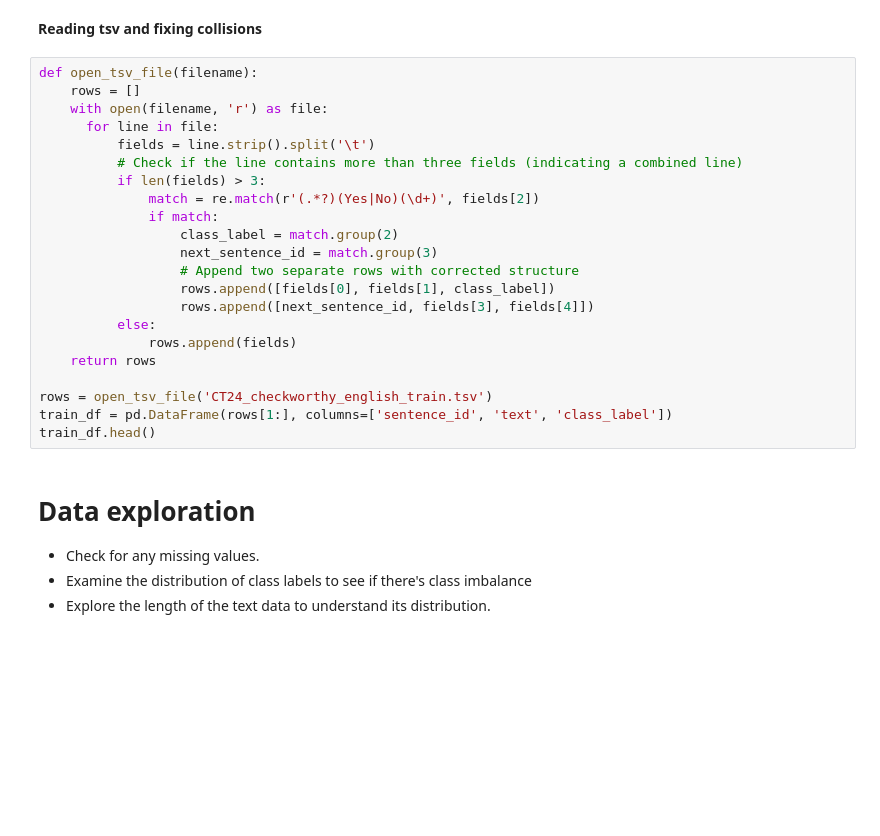
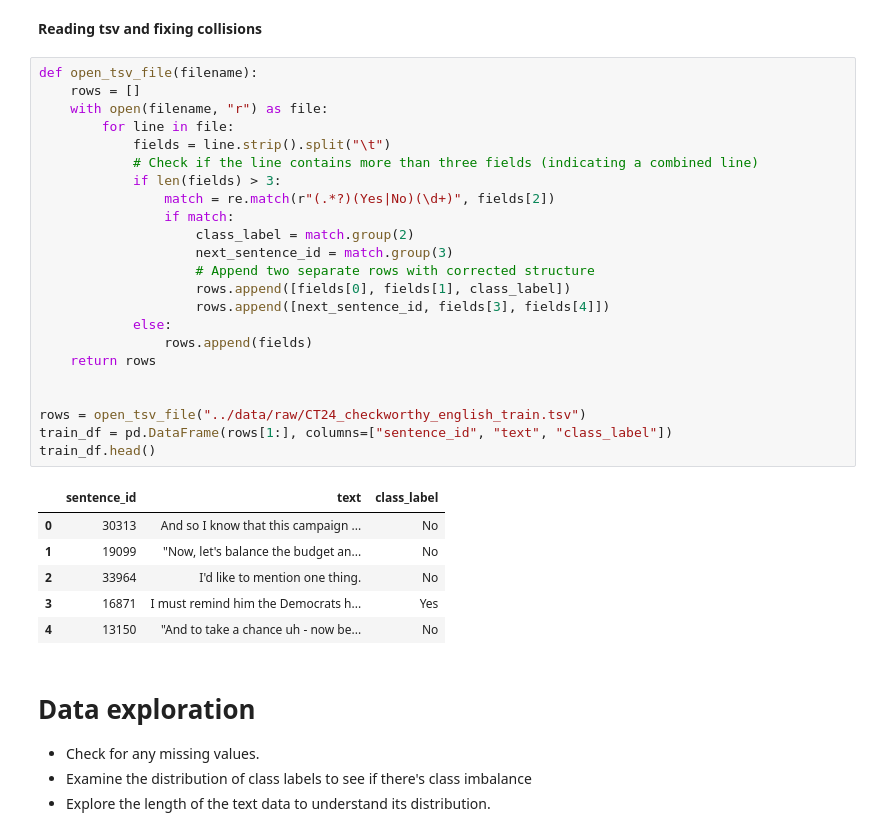
Before and after one commit to badaa002/Multilingual-Check-worthiness-Estimation-in-Text, a Jupyter notebook: notebooks/data_preprocessing.ipynb, the cells around one changed output. Drawn from its saved outputs; the diff is of its cells as text; blank space fills up the shorter version.

```diff
--- a/notebooks/data_preprocessing.ipynb
+++ b/notebooks/data_preprocessing.ipynb
@@ -11,25 +11,33 @@ import spacy
 # %%
 def open_tsv_file(filename):
     rows = []
-    with open(filename, 'r') as file:
-      for line in file:
-          fields = line.strip().split('\t')
-          # Check if the line contains more than three fields (indicating a combined line)
-          if len(fields) > 3:
-              match = re.match(r'(.*?)(Yes|No)(\d+)', fields[2])
-              if match:
-                  class_label = match.group(2)
-                  next_sentence_id = match.group(3)
-                  # Append two separate rows with corrected structure
-                  rows.append([fields[0], fields[1], class_label])
-                  rows.append([next_sentence_id, fields[3], fields[4]])
-          else:
-              rows.append(fields)
+    with open(filename, "r") as file:
+        for line in file:
+            fields = line.strip().split("\t")
+            # Check if the line contains more than three fields (indicating a combined line)
+            if len(fields) > 3:
+                match = re.match(r"(.*?)(Yes|No)(\d+)", fields[2])
+                if match:
+                    class_label = match.group(2)
+                    next_sentence_id = match.group(3)
+                    # Append two separate rows with corrected structure
+                    rows.append([fields[0], fields[1], class_label])
+                    rows.append([next_sentence_id, fields[3], fields[4]])
+            else:
+                rows.append(fields)
     return rows
 
-rows = open_tsv_file('CT24_checkworthy_english_train.tsv')
-train_df = pd.DataFrame(rows[1:], columns=['sentence_id', 'text', 'class_label'])
+
+rows = open_tsv_file("../data/raw/CT24_checkworthy_english_train.tsv")
+train_df = pd.DataFrame(rows[1:], columns=["sentence_id", "text", "class_label"])
 train_df.head()
+# %% [output]
+|  | sentence_id | text | class_label |
+| 0 | 30313 | And so I know that this campaign ... | No |
+| 1 | 19099 | "Now, let's balance the budget an... | No |
+| 2 | 33964 | I'd like to mention one thing. | No |
+| 3 | 16871 | I must remind him the Democrats h... | Yes |
+| 4 | 13150 | "And to take a chance uh - now be... | No |
 # %% [markdown]
 # Data exploration
 
```
Also changed, not shown: parts of 8 cells of this notebook, 9 other files.
